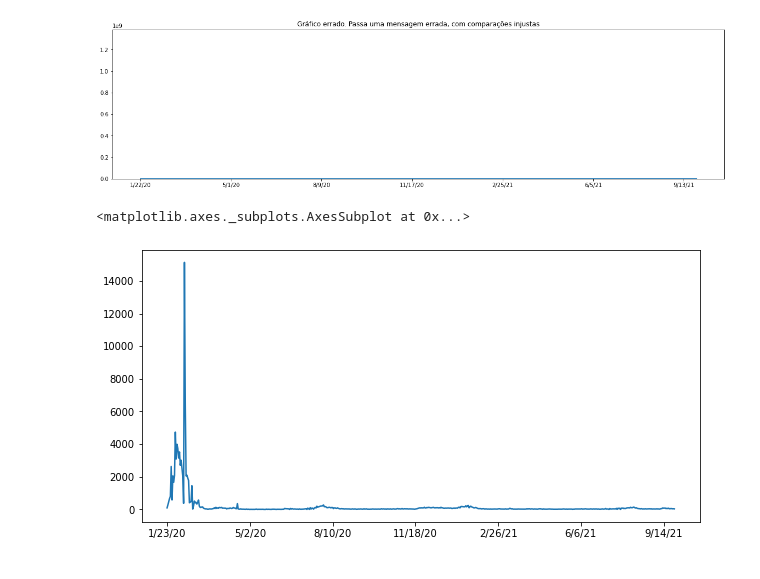
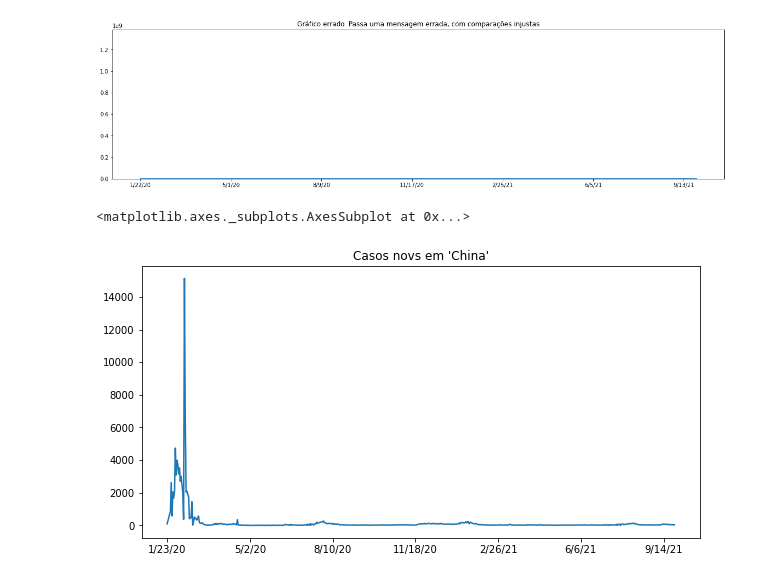
Before and after one commit to joaoavanzini/data-science-analise-saude-medicina-alura, a Jupyter notebook: CursoDataScienceeSaude.ipynb, the cells around one changed output. Drawn from its saved outputs; the diff is of its cells as text; code cells hidden in the pictures.

```diff
--- a/CursoDataScienceeSaude.ipynb
+++ b/CursoDataScienceeSaude.ipynb
@@ -260,8 +260,9 @@ plt.show()
 [figure]
 # %%
 plt.figure(figsize=(10, 5))
+plt.title("Casos novs em 'China'")
 new_cases_china = confirmed_by_country.loc["China"][2:].diff().dropna()
 new_cases_china.plot()
 # %% [output]
 <matplotlib.axes._subplots.AxesSubplot at 0x...>
-[figure, old version]
+[figure, new version]
```
Also changed, not shown: parts of 9 cells of this notebook.
